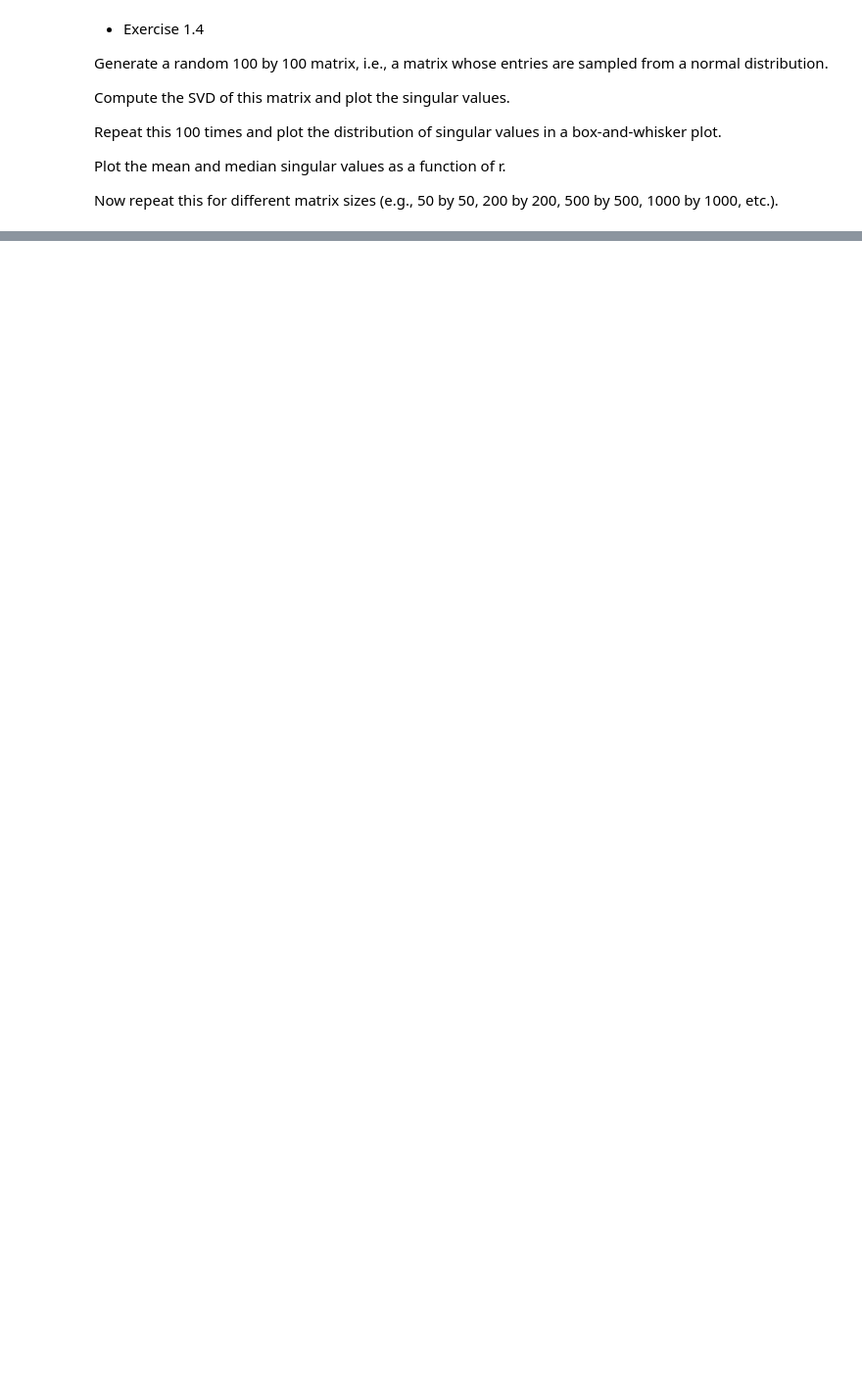
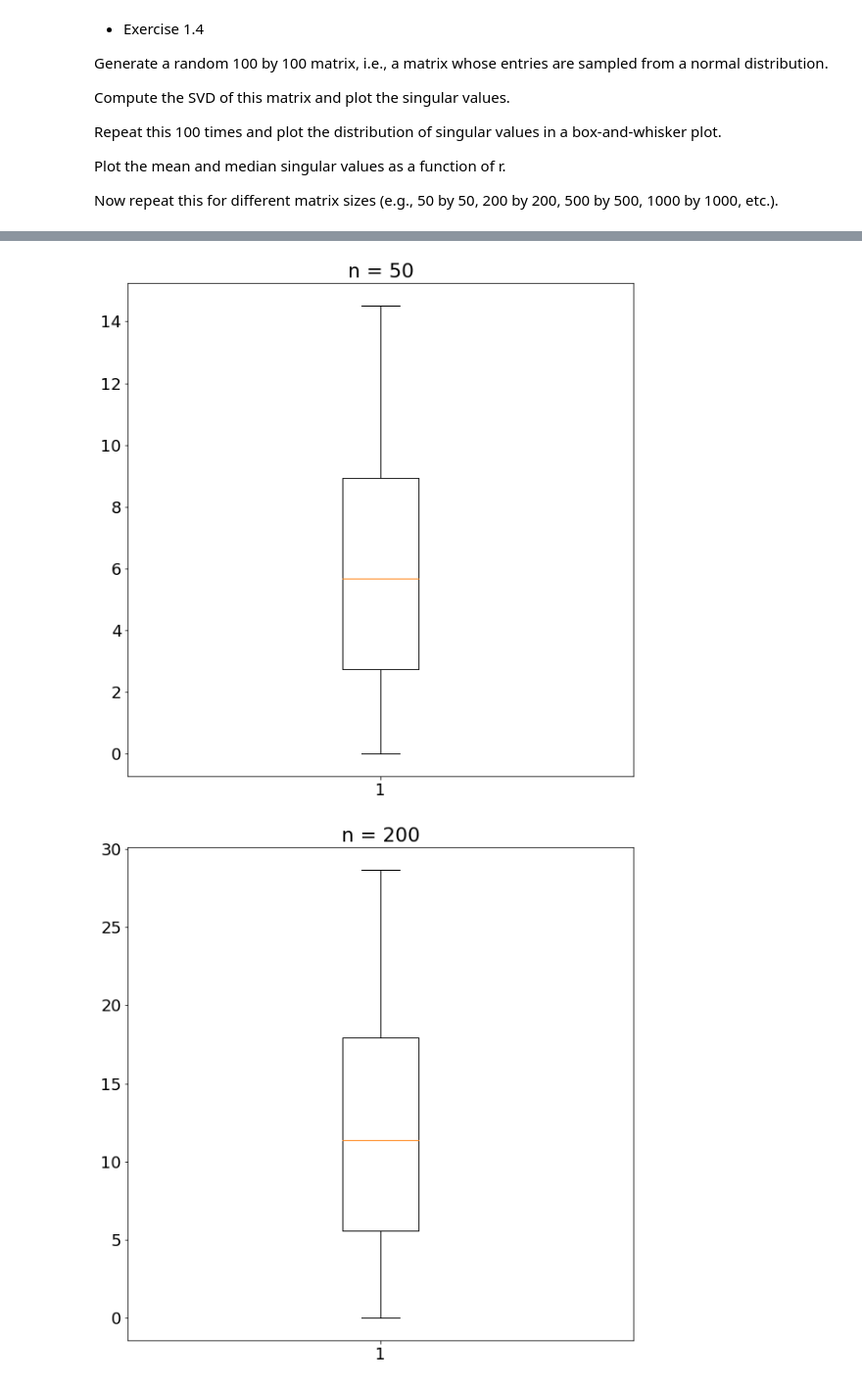
Before and after one commit to Challin0/M6397-HW-ChenL, a Jupyter notebook: Exercises/Ex_1.3_1.4.ipynb, the cells around one changed output, grey strips where cells are left out. Shown at 98% size. Saved outputs shown, nothing was run; the diff lists cells and outputs as text; code cells hidden in the pictures; blank space fills up the shorter version.

```diff
--- a/Exercises/Ex_1.3_1.4.ipynb
+++ b/Exercises/Ex_1.3_1.4.ipynb
@@ -117,12 +227,15 @@ plt.show()
 # %%
 # Repeat this for different matrix sizes
-# n = 50
-n = 50
-S_mat = np.zeros((k,n))
-for i in range(k):
-    Ai = np.random.normal(0,1,(n,n))
-    U, S, VT = np.linalg.svd(Ai, full_matrices=True)
-    S_mat[i,:] = S
+for n in (50, 200, 500, 1000):
+    S_mat = np.zeros((k,n))
+    for i in range(k):
+        Ai = np.random.normal(0,1,(n,n))
+        U, S, VT = np.linalg.svd(Ai, full_matrices=True)
+        S_mat[i,:] = S
 
-plt.boxplot(S_mat.flatten())
-plt.show()
+    plt.boxplot(S_mat.flatten())
+    plt.title('n = ' + str(n))
+    plt.show()
+# %% [output]
+[figure, added]
+[figure, added]
```
Also changed, not shown: parts of 28 cells of this notebook.
